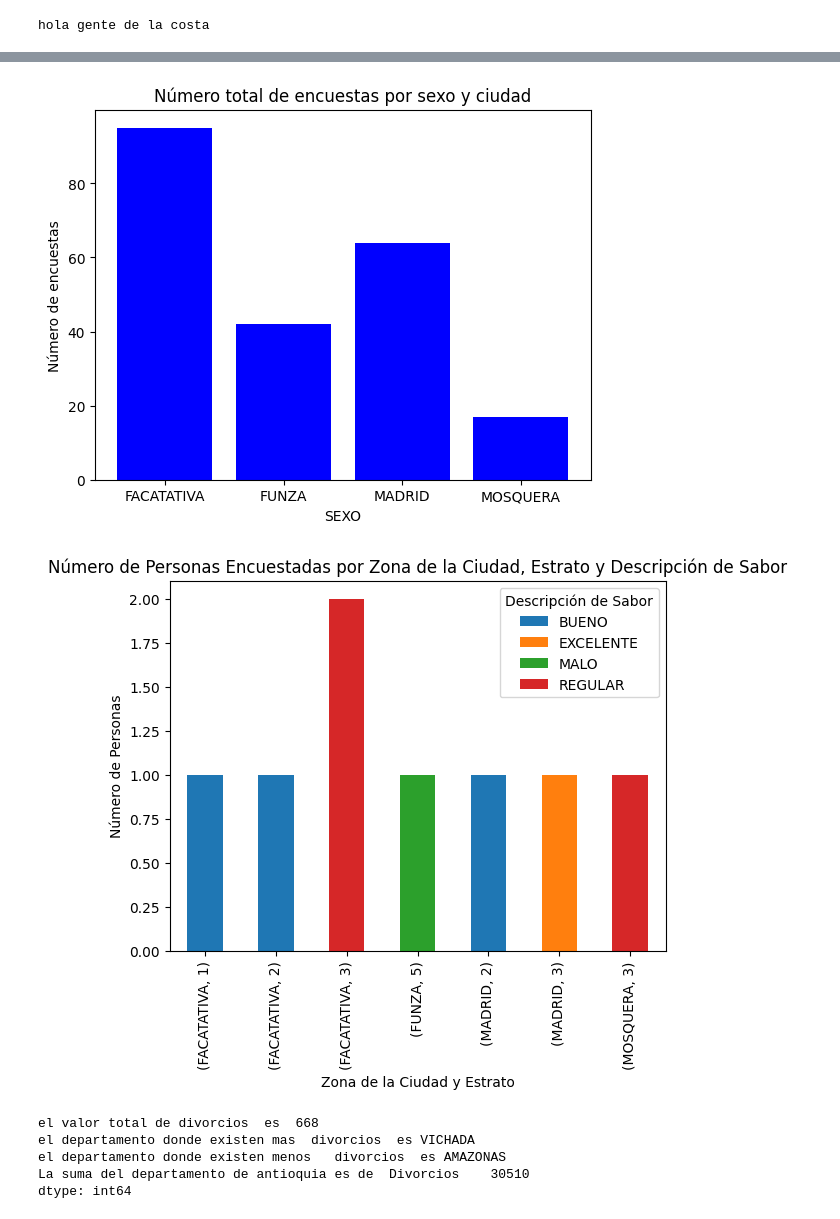
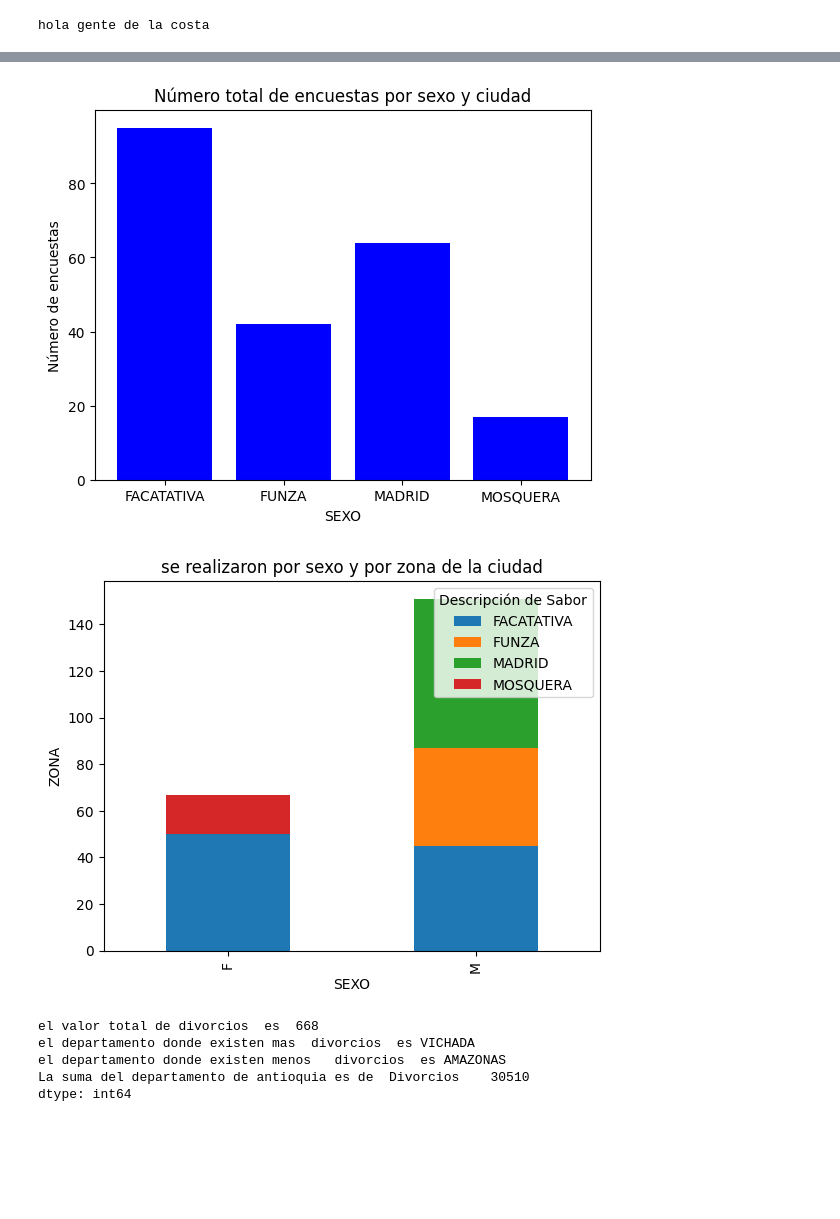
Before and after one commit to BlEIDIS/PORTAFOLIO, a Jupyter notebook: Análisis_de_datos_ficha_2524603.ipynb, the cells around one changed output, grey strips where cells are left out. Cells and saved outputs as stored; diff of their text form; code cells hidden in the pictures; blank space fills up the shorter version.

```diff
--- a/Análisis_de_datos_ficha_2524603.ipynb
+++ b/Análisis_de_datos_ficha_2524603.ipynb
@@ -103,39 +103,39 @@ y = encuestas_por_sexo_ciudad.index
 # plt.show()
 
 
-personas_por_zona_estrato_sabor.unstack().plot(kind='bar', stacked=True)
-plt.xlabel('Zona de la Ciudad y Estrato')
-plt.ylabel('Número de Personas')
-plt.title('Número de Personas Encuestadas por Zona de la Ciudad, Estrato y Descripción de Sabor')
+encuestas_por_sexo_ciudad.unstack().plot(kind='bar', stacked=True)
+plt.xlabel('SEXO')
+plt.ylabel('ZONA')
+plt.title('se realizaron por sexo y por zona de la ciudad')
 plt.legend(title='Descripción de Sabor', loc='upper right')
 plt.show()
 
 # precio_maximo_por_descripcion_sabor_estado_civil.unstack().plot(kind='bar')
 # plt.xlabel('Descripción de Sabor')
 # plt.ylabel('Precio Máximo')
 # plt.title('Precio Máximo por Descripción de Sabor y Estado Civil')
 # plt.legend(title='Estado Civil', loc='upper right')
 # plt.show()
 # %% [output]
 La suma de encuestas por zona de la ciudad es:
  ZONA
 FACATATIVA    95
 FUNZA         42
 MADRID        64
 MOSQUERA      17
 Name: ENCUESTA, dtype: int64
 el numero de encuesta por estado civil son  ESTADO_CIVIL
 C     72
 S    112
 V     34
 Name: ENCUESTA, dtype: int64
 ... (69 lines left out)
 MADRID      2        BUENO                1
             3        EXCELENTE            1
 MOSQUERA    3        REGULAR              1
 dtype: int64
 [figure]
-[figure, old version]
+[figure, new version]
 # %%
 import pandas as pd
 # %%
```
